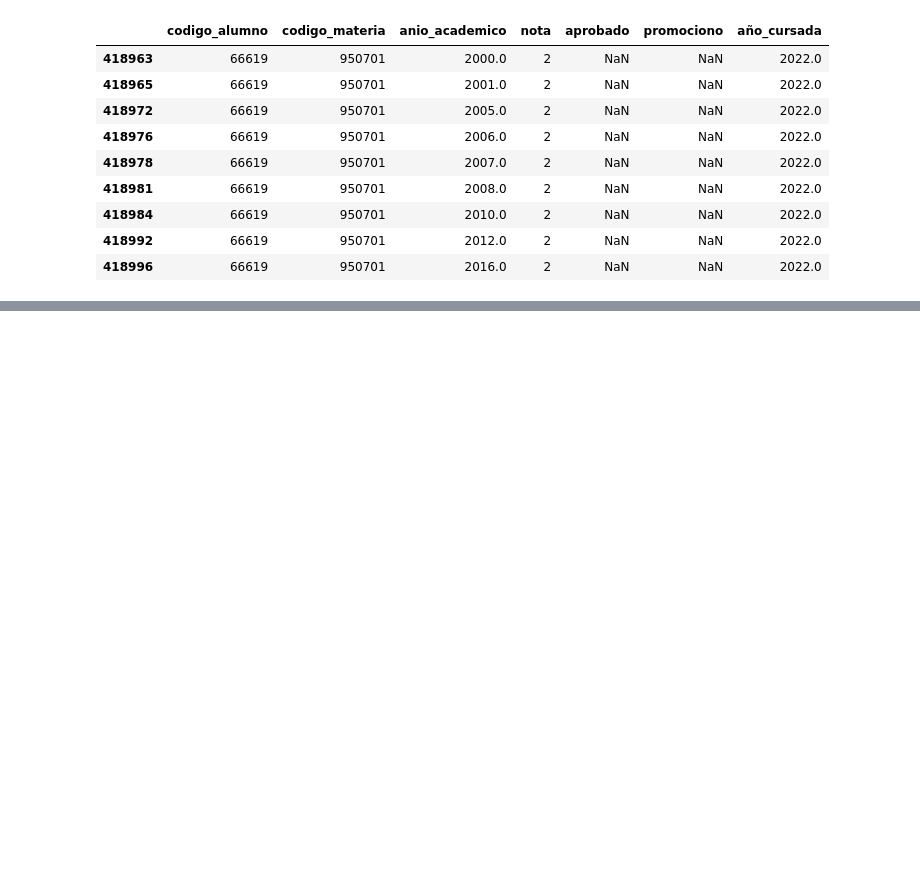
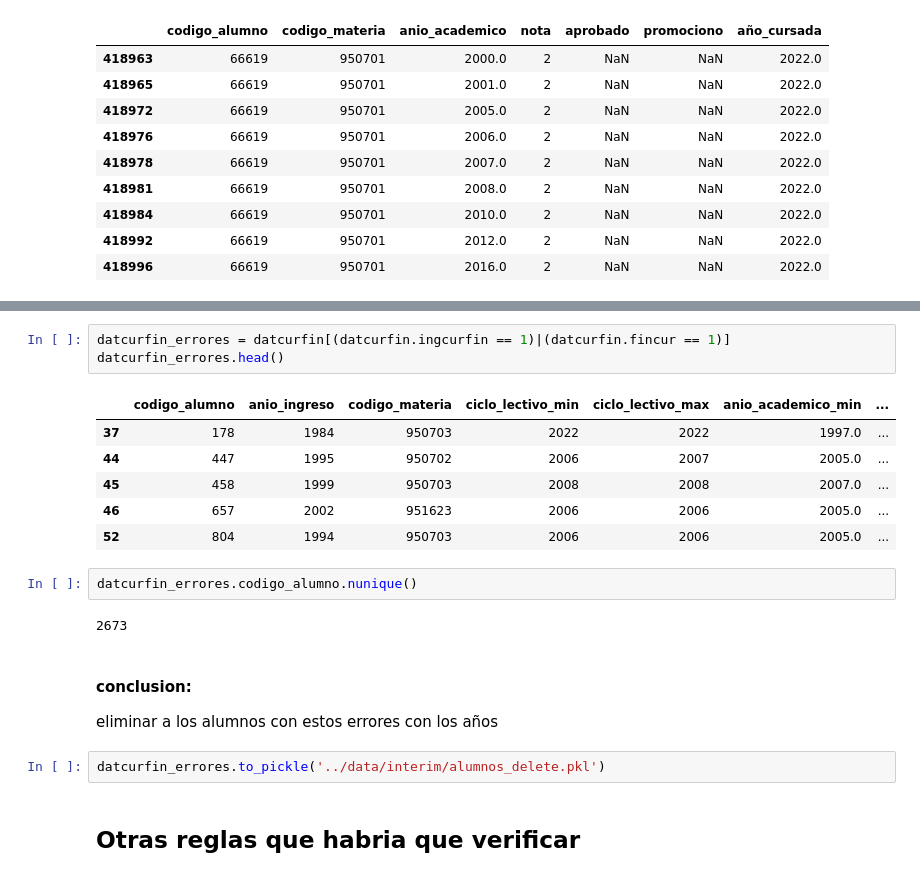
Before and after one commit to sebajarem/Desercion_en_Ingenieria, a Jupyter notebook: Notebooks/04_Limpieza_Datos_Cursadas.ipynb, the cells around one changed output, grey strips where cells are left out. Drawn from its saved outputs; the diff is of its cells as text; blank space fills up the shorter version.

```diff
--- a/Notebooks/04_Limpieza_Datos_Cursadas.ipynb
+++ b/Notebooks/04_Limpieza_Datos_Cursadas.ipynb
@@ -278,0 +371,22 @@ findf[(findf.codigo_alumno == '66619') & (findf.codigo_materia == '950701')]
+# %%
+datcurfin_errores = datcurfin[(datcurfin.ingcurfin == 1)|(datcurfin.fincur == 1)]
+datcurfin_errores.head()
+# %% [output]
+|  | codigo_alumno | anio_ingreso | codigo_materia | ciclo_lectivo_min | ciclo_lectivo_max | anio_academico_min | ... |
+| 37 | 178 | 1984 | 950703 | 2022 | 2022 | 1997.0 | ... |
+| 44 | 447 | 1995 | 950702 | 2006 | 2007 | 2005.0 | ... |
+| 45 | 458 | 1999 | 950703 | 2008 | 2008 | 2007.0 | ... |
+| 46 | 657 | 2002 | 951623 | 2006 | 2006 | 2005.0 | ... |
+| 52 | 804 | 1994 | 950703 | 2006 | 2006 | 2005.0 | ... |
+# %%
+datcurfin_errores.codigo_alumno.nunique()
+# %% [output]
+2673
+# %% [markdown]
+#### conclusion:
+
+eliminar a los alumnos con estos errores con los años
+# %%
+datcurfin_errores.to_pickle('../data/interim/alumnos_delete.pkl')
+# %% [markdown]
+## Otras reglas que habria que verificar
```
Also changed, not shown: parts of 18 cells of this notebook, 1 other file.
